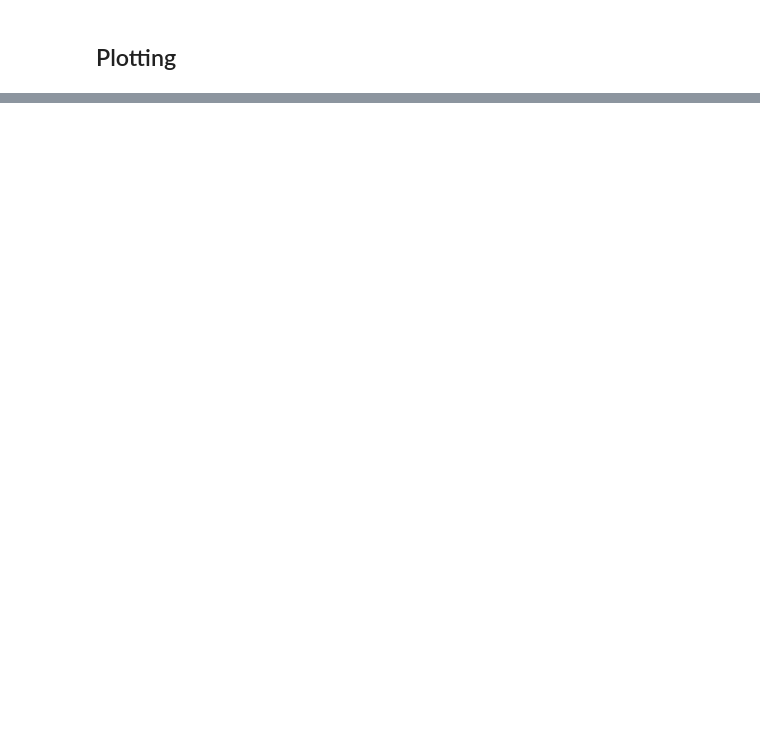
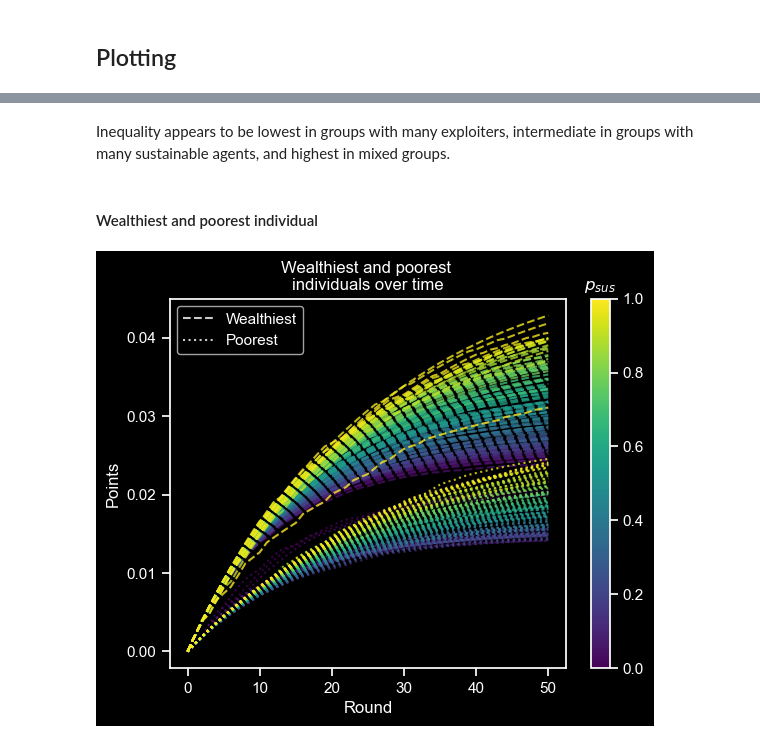
Before and after one commit to moltaire/sustainabilitygame, a Jupyter notebook: sustainability_game.ipynb, the cells around one changed output, grey strips where cells are left out. Saved outputs shown, nothing was run; the diff lists cells and outputs as text; code cells hidden in the pictures; blank space fills up the shorter version.

```diff
--- a/sustainability_game.ipynb
+++ b/sustainability_game.ipynb
@@ -104,0 +209,33 @@ clb.ax.set_title(r"$p_{sus}$");
+# %% [markdown]
+Inequality appears to be lowest in groups with many exploiters, intermediate in groups with many sustainable agents, and highest in mixed groups.
+# %% [markdown]
+#### Wealthiest and poorest individual
+# %%
+# Plot the population inequalities
+fig, ax = plt.subplots(dpi=100)
+for population in populations:
+    wealth = np.vstack([agent.points_history for agent in population.agents]).T
+    wealthy = ax.plot(
+        wealth.max(axis=1), ls="dashed", color=cmap(population.p_sus), alpha=0.8
+    )
+    poor = ax.plot(
+        wealth.min(axis=1), ls="dotted", color=cmap(population.p_sus), alpha=0.8
+    )
+
+# Legend
+w = copy(wealthy[0])
+p = copy(poor[0])
+w.set_color("white")
+p.set_color("white")
+ax.legend([w, p], ["Wealthiest", "Poorest"])
+
+# Labels
+ax.set_ylabel(r"Points")
+ax.set_xlabel("Round")
+ax.set_title("Wealthiest and poorest \nindividuals over time")
+
+# Add a colorbar
+clb = fig.colorbar(mappable=sm, ax=ax)
+clb.ax.set_title(r"$p_{sus}$");
+# %% [output]
+[figure, added]
```
Also changed, not shown: parts of 18 cells of this notebook, 2 other files.
